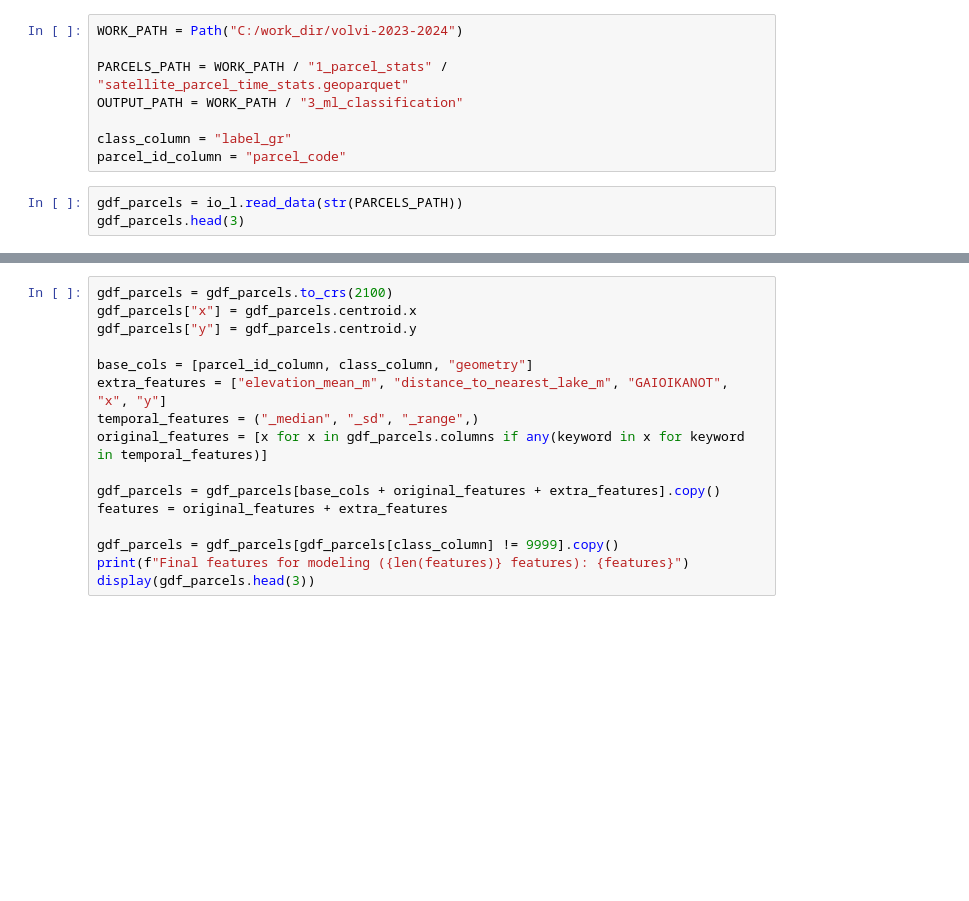
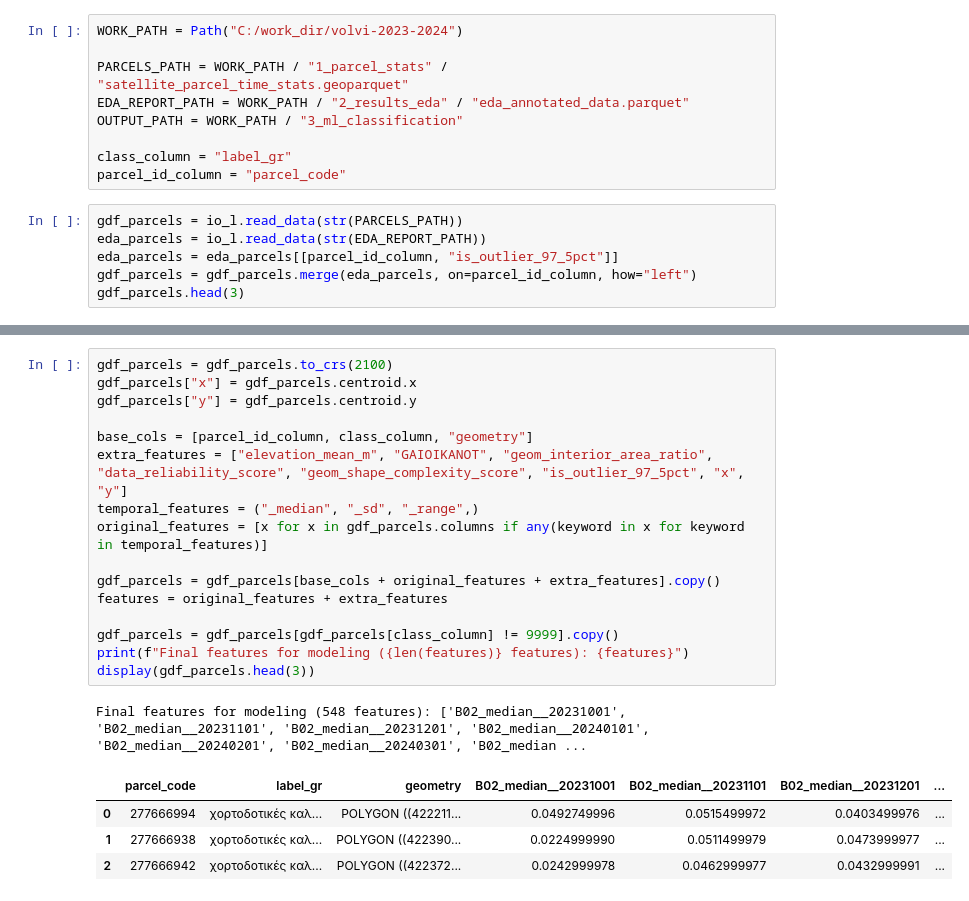
Before and after one commit to EleniLouvari/satellites, a Jupyter notebook: src/notebooks/test_volvi/4_ml_classification.ipynb, the cells around one changed output, grey strips where cells are left out. Cells and saved outputs as stored; diff of their text form; blank space fills up the shorter version.

```diff
--- a/src/notebooks/test_volvi/4_ml_classification.ipynb
+++ b/src/notebooks/test_volvi/4_ml_classification.ipynb
@@ -14,10 +16,14 @@ from ml_classification.ml_classification_pipeline import (
 WORK_PATH = Path("C:/work_dir/volvi-2023-2024")
 
 PARCELS_PATH = WORK_PATH / "1_parcel_stats" / "satellite_parcel_time_stats.geoparquet"
+EDA_REPORT_PATH = WORK_PATH / "2_results_eda" / "eda_annotated_data.parquet"
 OUTPUT_PATH = WORK_PATH / "3_ml_classification"
 
 class_column = "label_gr"
 parcel_id_column = "parcel_code"
 # %%
 gdf_parcels = io_l.read_data(str(PARCELS_PATH))
+eda_parcels = io_l.read_data(str(EDA_REPORT_PATH))
+eda_parcels = eda_parcels[[parcel_id_column, "is_outlier_97_5pct"]]
+gdf_parcels = gdf_parcels.merge(eda_parcels, on=parcel_id_column, how="left")
 gdf_parcels.head(3)
@@ -30,19 +59,25 @@ print(gdf_parcels[class_column].value_counts())
 # %%
 gdf_parcels = gdf_parcels.to_crs(2100)
 gdf_parcels["x"] = gdf_parcels.centroid.x
 gdf_parcels["y"] = gdf_parcels.centroid.y
 
 base_cols = [parcel_id_column, class_column, "geometry"]
-extra_features = ["elevation_mean_m", "distance_to_nearest_lake_m", "GAIOIKANOT", "x", "y"]
+extra_features = ["elevation_mean_m", "GAIOIKANOT", "geom_interior_area_ratio", "data_reliability_score", "geom_shape_complexity_score", "is_outlier_97_5pct", "x", "y"]
 temporal_features = ("_median", "_sd", "_range",)
 original_features = [x for x in gdf_parcels.columns if any(keyword in x for keyword in temporal_features)]
 
 gdf_parcels = gdf_parcels[base_cols + original_features + extra_features].copy()
 features = original_features + extra_features
 
 gdf_parcels = gdf_parcels[gdf_parcels[class_column] != 9999].copy()
 print(f"Final features for modeling ({len(features)} features): {features}")
 display(gdf_parcels.head(3))
+# %% [output]
+Final features for modeling (548 features): ['B02_median__20231001', 'B02_median__20231101', 'B02_median__20231201', 'B02_median__20240101', 'B02_median__20240201', 'B02_median__20240301', 'B02_median ...
+|  | parcel_code | label_gr | geometry | B02_median__20231001 | B02_median__20231101 | B02_median__20231201 | ... |
+| 0 | 277666994 | χορτοδοτικές καλ... | POLYGON ((422211... | 0.0492749996 | 0.0515499972 | 0.0403499976 | ... |
+| 1 | 277666938 | χορτοδοτικές καλ... | POLYGON ((422390... | 0.0224999990 | 0.0511499979 | 0.0473999977 | ... |
+| 2 | 277666942 | χορτοδοτικές καλ... | POLYGON ((422372... | 0.0242999978 | 0.0462999977 | 0.0432999991 | ... |
 # %%
 config = ClassificationPipelineConfig(
     project_dir=OUTPUT_PATH,
```
Also changed, not shown: parts of 11 cells of this notebook, 24 other files.
